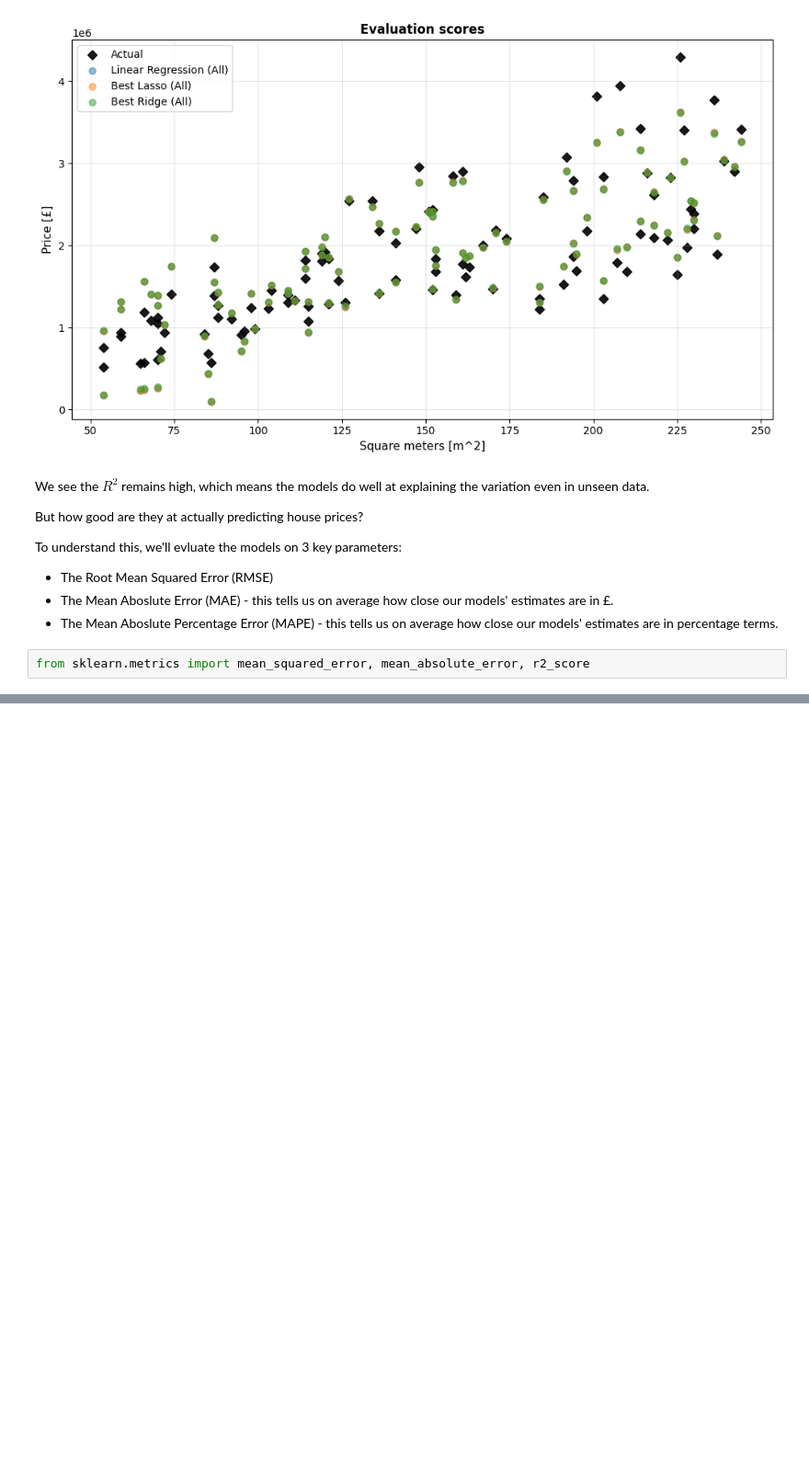
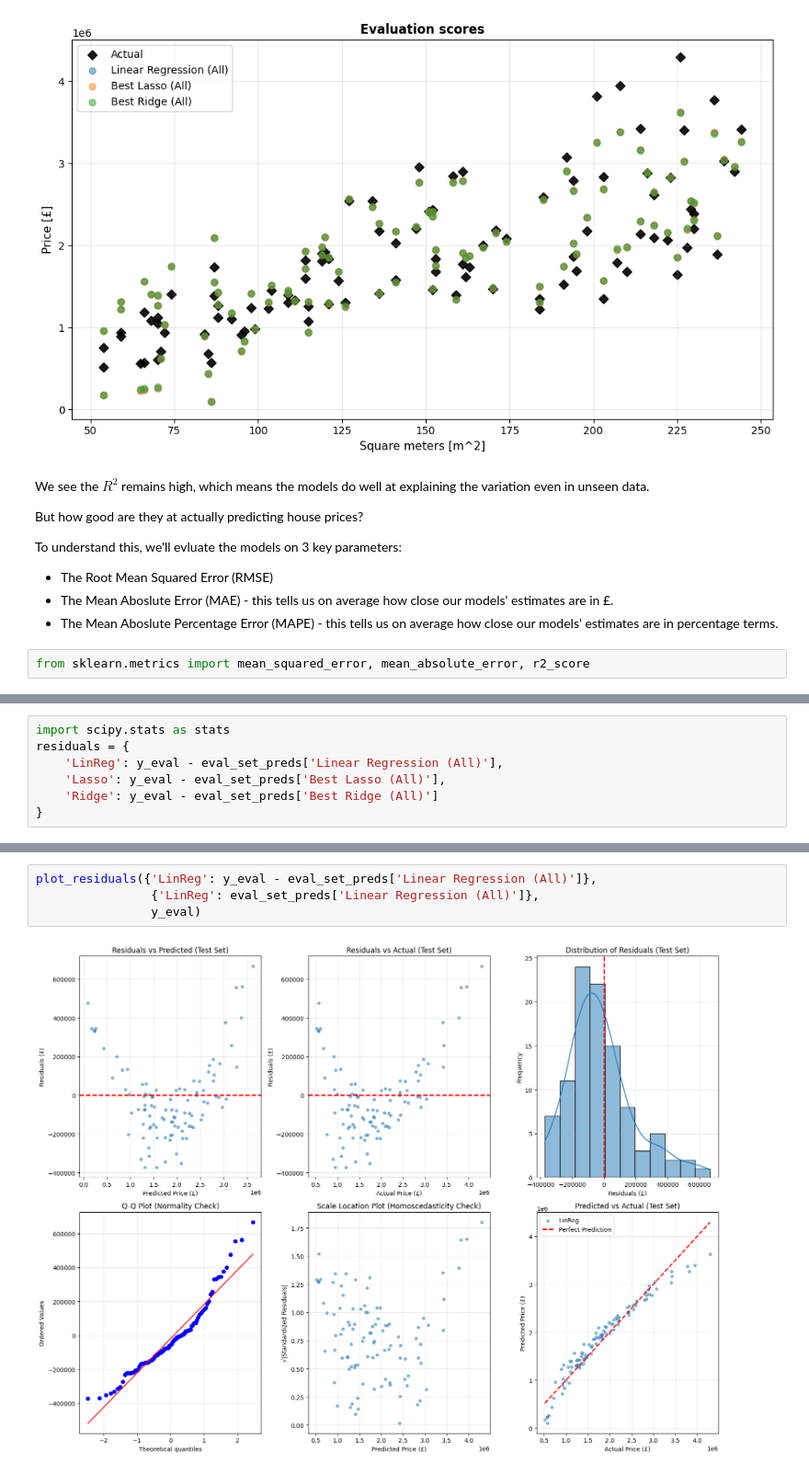
Before and after one commit to rsamconn/London-housing, a Jupyter notebook: test_reg_update.ipynb, the cells around one changed output, grey strips where cells are left out. Shown at 92% size. Drawn from its saved outputs; the diff is of its cells as text; blank space fills up the shorter version.

Commit message:
Added feature analysis and residual analysis to test_reg_update notebook.

```diff
--- a/test_reg_update.ipynb
+++ b/test_reg_update.ipynb
@@ -388,0 +453,7 @@ plt.grid(True, alpha=0.3)
+# %%
+import scipy.stats as stats
+residuals = {
+    'LinReg': y_eval - eval_set_preds['Linear Regression (All)'],
+    'Lasso': y_eval - eval_set_preds['Best Lasso (All)'],
+    'Ridge': y_eval - eval_set_preds['Best Ridge (All)']
+}
@@ -388,0 +528,6 @@ plt.grid(True, alpha=0.3)
+# %%
+plot_residuals({'LinReg': y_eval - eval_set_preds['Linear Regression (All)']},
+                {'LinReg': eval_set_preds['Linear Regression (All)']},
+                y_eval)
+# %% [output]
+[figure, added]
```
Also changed, not shown: parts of 20 cells of this notebook.
